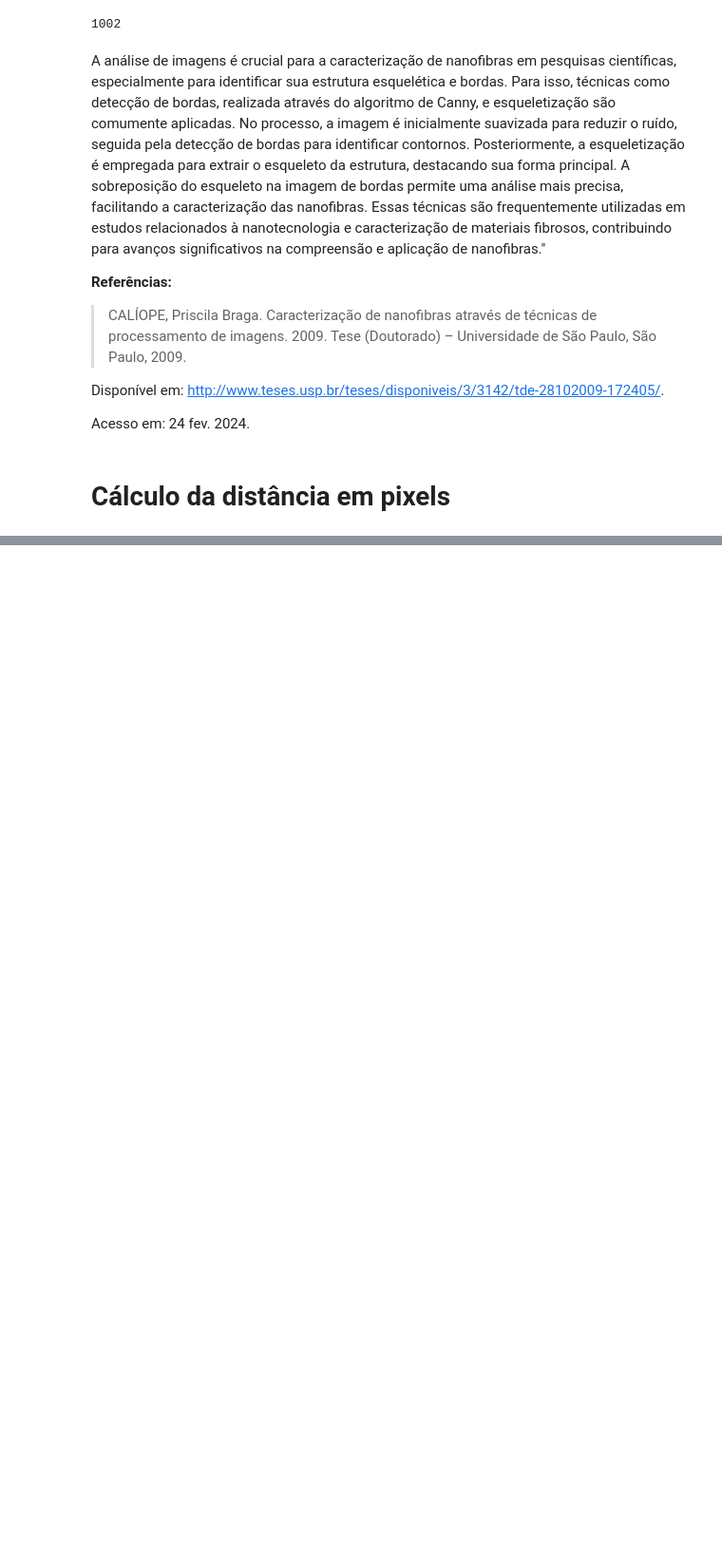
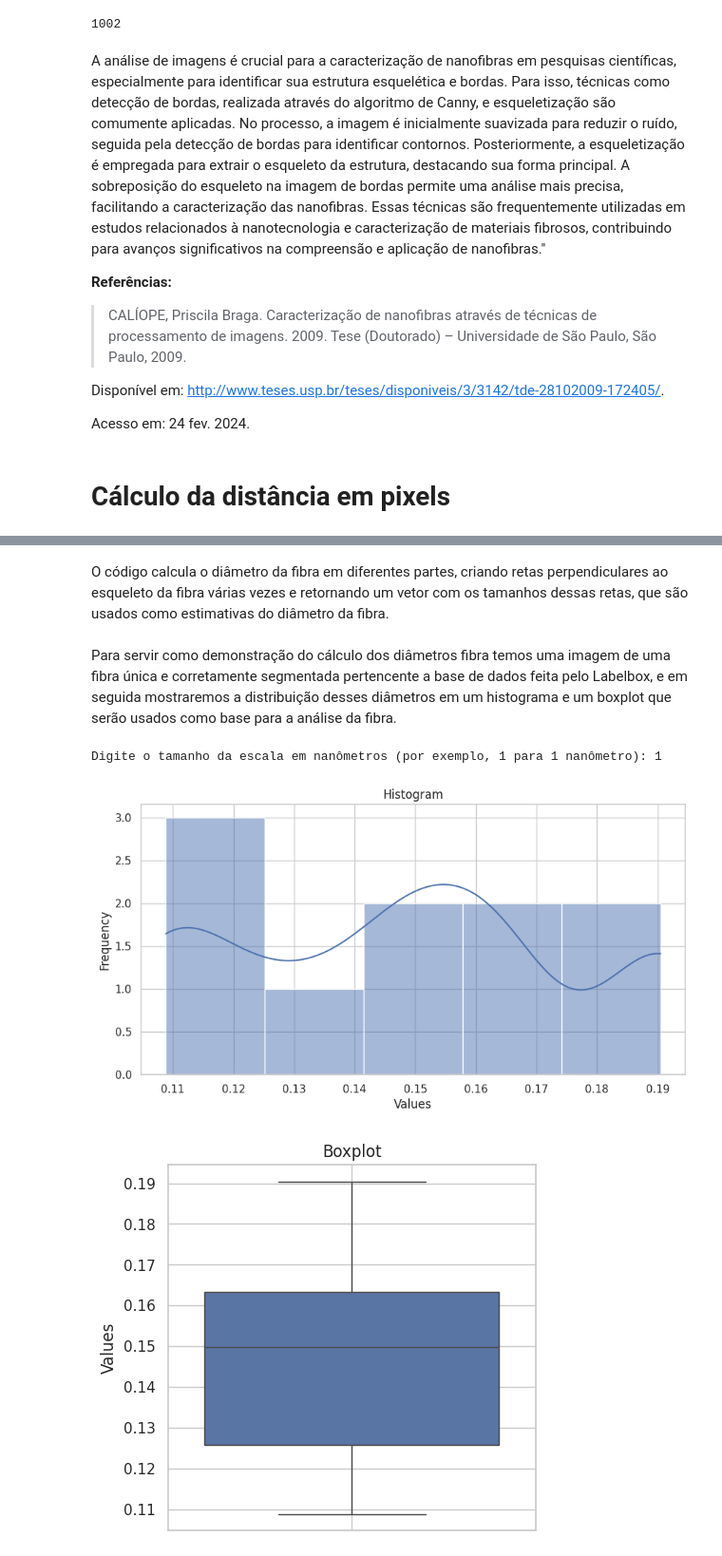
Before and after one commit to MilaMatos/Calculo-do-diametro-em-imagens, a Jupyter notebook: Nanofibras.ipynb, the cells around one changed output, grey strips where cells are left out. Shown: that part at 95% size. Saved outputs shown, nothing was run; the diff lists cells and outputs as text; code cells hidden in the pictures; blank space fills up the shorter version.

Commit message:
Atualizando o modo de calcular o diâmetro

```diff
--- a/Nanofibras.ipynb
+++ b/Nanofibras.ipynb
@@ -348,7 +352,7 @@ def skeletonization_with_pixels(img):
   #img = cv2.imread('/content/drive/MyDrive/Colab Notebooks/Nanofibras/mask_1.png', cv2.IMREAD_GRAYSCALE)
 imagem = img #img carregada anteriormente nos blocos de execução
 esqueleto = skeletonization(img)
-esqueleto2, skeleton_pixels = skeletonization_with_pixels(img)
+esqueleto2, skeleton_pixels, bordas = skeletonization_with_pixels(img)
 # %% [output]
 [figure]
 [figure]
@@ -532,0 +482,50 @@ skeleton_pixels
+# %% [markdown]
+O código calcula o diâmetro da fibra em diferentes partes, criando retas perpendiculares ao esqueleto da fibra várias vezes e retornando um vetor com os tamanhos dessas retas, que são usados como estimativas do diâmetro da fibra.
+# %%
+def calculate_sizes(skeleton_pixels, border_matrix, largura_escala, tamanho_escala_nm, vezes=10):
+    sizes = []
+    for _ in range(vezes):
+        perpendicular_line = find_perpendicular_line(skeleton_pixels, border_matrix)
+        size = len(perpendicular_line)
+        size_real = pixels_to_real_size(size, largura_escala, tamanho_escala_nm) * 2
+        sizes.append(size_real)
+    return sizes
+# %%
+import matplotlib.pyplot as plt
+import seaborn as sns
+
+def plot_histogram_and_boxplot(data):
+    # Plot Histogram
+    plt.figure(figsize=(10, 5))
+    sns.histplot(data, bins='auto', kde=True, kde_kws={'bw_adjust': 0.5})
+    plt.title('Histogram')
+    plt.xlabel('Values')
+    plt.ylabel('Frequency')
+    plt.grid(True)
+    plt.show()
+
+    # Plot Boxplot
+    plt.figure(figsize=(5, 5))
+    sns.boxplot(data=data, orient='v')
+    plt.title('Boxplot')
+    plt.ylabel('Values')
+    plt.grid(True)
+    plt.show()
+# %% [markdown]
+Para servir como demonstração do cálculo dos diâmetros fibra temos uma imagem de uma fibra única e corretamente segmentada pertencente a base de dados feita pelo Labelbox, e em seguida mostraremos a distribuição desses diâmetros em um histograma e um boxplot que serão usados como base para a análise da fibra.
+# %%
+tamanho_escala_nm = float(input("Digite o tamanho da escala em nanômetros (por exemplo, 1 para 1 nanômetro): "))  # Tamanho da escala em nanômetros
+
+ulr = "https://api.labelbox.com/api/v1/projects/clq8482cn04w6073s2jvda4km/annotations/clqaa9zvx001a3d6o2gr5d4hj/index/1/mask"
+id = "clqaa9zvx001a3d6o2gr5d4hj"
+img = open_image(ulr, id)
+esqueleto2, skeleton_pixels, border_matrix = skeletonization_with_pixels(img)
+
+sizes = None
+sizes = calculate_sizes(skeleton_pixels, border_matrix, largura_escala, tamanho_escala_nm)
+
+plot_histogram_and_boxplot(sizes)
+# %% [output]
+Digite o tamanho da escala em nanômetros (por exemplo, 1 para 1 nanômetro): 1
+[figure, added]
+[figure, added]
```
Also changed, not shown: parts of 17 cells of this notebook.
